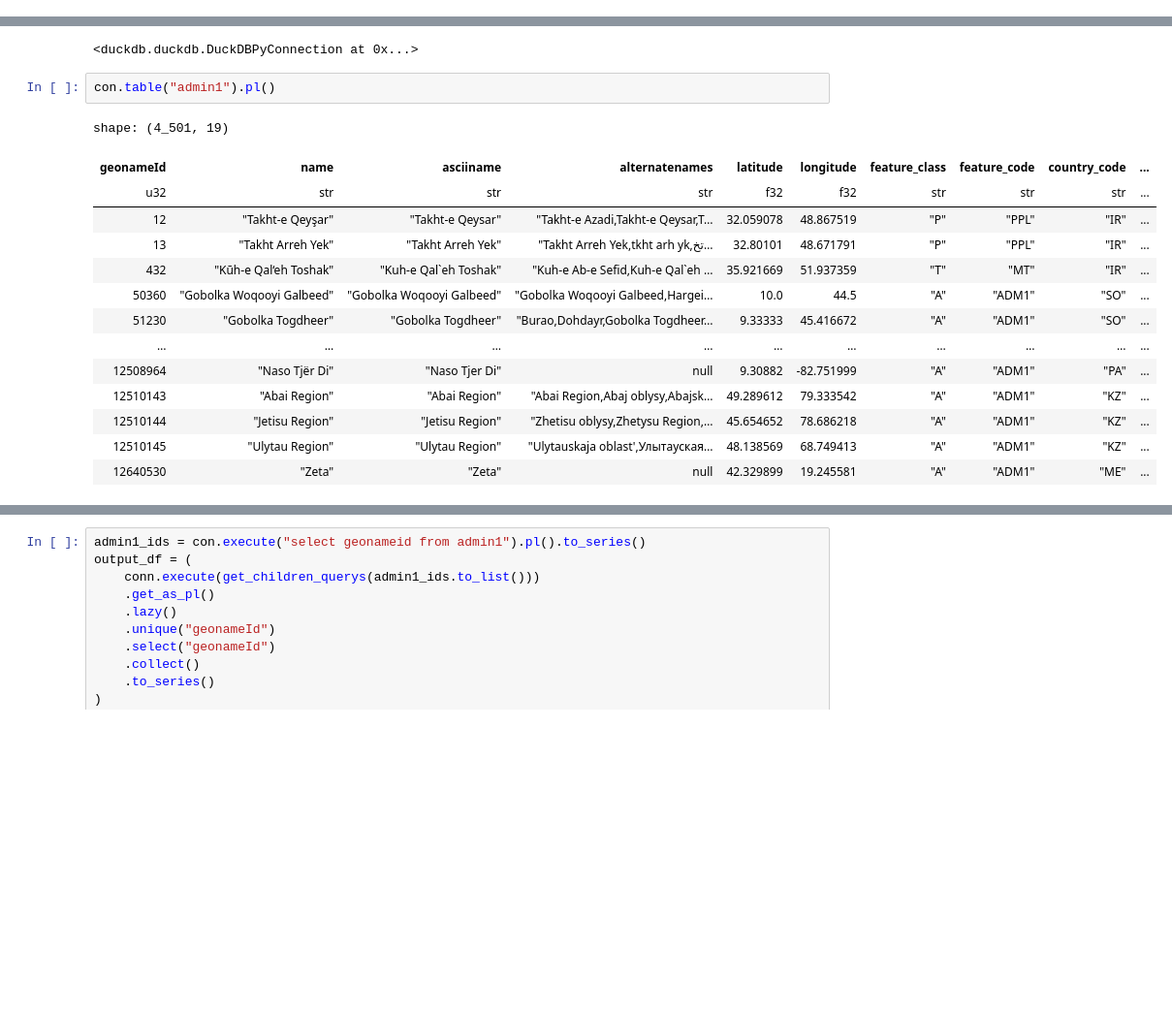
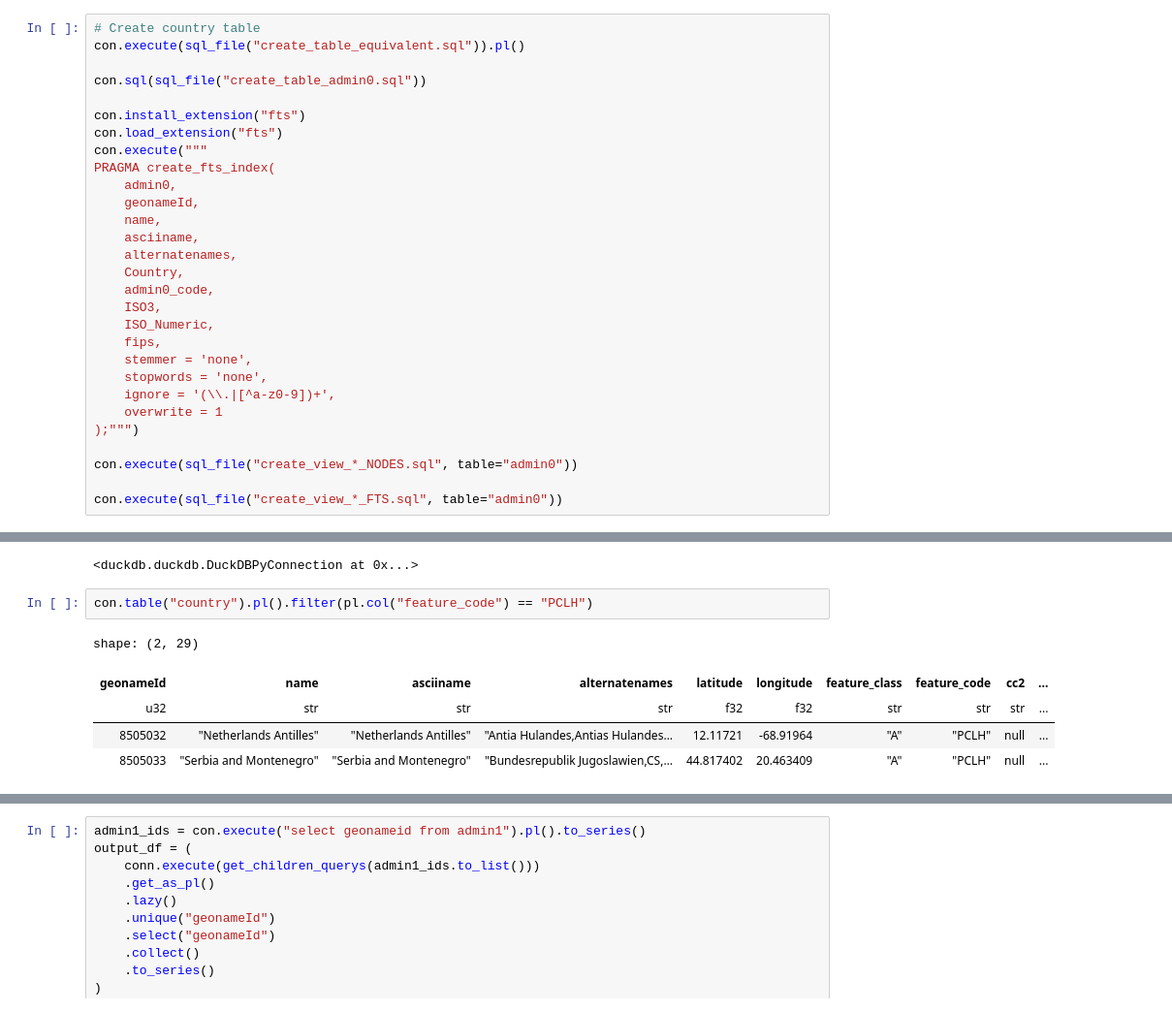
Before and after one commit to SamBroomy/heisenberg, a Jupyter notebook: test.ipynb, the cells around one changed output, grey strips where cells are left out. Shown at 97% size. Cells and saved outputs as stored; diff of their text form; blank space fills up the shorter version.

```diff
--- a/test.ipynb
+++ b/test.ipynb
@@ -1120,0 +427,29 @@ shape: (0, 1)
+# %%
+# Create country table
+con.execute(sql_file("create_table_equivalent.sql")).pl()
+
+con.sql(sql_file("create_table_admin0.sql"))
+
+con.install_extension("fts")
+con.load_extension("fts")
+con.execute("""
+PRAGMA create_fts_index(
+    admin0,
+    geonameId,
+    name,
+    asciiname,
+    alternatenames,
+    Country,
+    admin0_code,
+    ISO3,
+    ISO_Numeric,
+    fips,
+    stemmer = 'none',
+    stopwords = 'none',
+    ignore = '(\\.|[^a-z0-9])+',
+    overwrite = 1
+);""")
+
+con.execute(sql_file("create_view_*_NODES.sql", table="admin0"))
+
+con.execute(sql_file("create_view_*_FTS.sql", table="admin0"))
@@ -1159,19 +2066,10 @@ con.execute(
 # %% [output]
 <duckdb.duckdb.DuckDBPyConnection at 0x...>
 # %%
-con.table("admin1").pl()
+con.table("country").pl().filter(pl.col("feature_code") == "PCLH")
 # %% [output]
-shape: (4_501, 19)
+shape: (2, 29)
-| geonameId | name | asciiname | alternatenames | latitude | longitude | feature_class | feature_code | country_code | ... |
+| geonameId | name | asciiname | alternatenames | latitude | longitude | feature_class | feature_code | cc2 | ... |
 | u32 | str | str | str | f32 | f32 | str | str | str | ... |
-| 12 | "Takht-e Qeyşar" | "Takht-e Qeysar" | "Takht-e Azadi,Takht-e Qeysar,T… | 32.059078 | 48.867519 | "P" | "PPL" | "IR" | ... |
-| 13 | "Takht Arreh Yek" | "Takht Arreh Yek" | "Takht Arreh Yek,tkht arh yk,تخ… | 32.80101 | 48.671791 | "P" | "PPL" | "IR" | ... |
-| 432 | "Kūh-e Qal‘eh Toshak" | "Kuh-e Qal`eh Toshak" | "Kuh-e Ab-e Sefid,Kuh-e Qal`eh … | 35.921669 | 51.937359 | "T" | "MT" | "IR" | ... |
-| 50360 | "Gobolka Woqooyi Galbeed" | "Gobolka Woqooyi Galbeed" | "Gobolka Woqooyi Galbeed,Hargei… | 10.0 | 44.5 | "A" | "ADM1" | "SO" | ... |
-| 51230 | "Gobolka Togdheer" | "Gobolka Togdheer" | "Burao,Dohdayr,Gobolka Togdheer… | 9.33333 | 45.416672 | "A" | "ADM1" | "SO" | ... |
-| … | … | … | … | … | … | … | … | … | ... |
-| 12508964 | "Naso Tjër Di" | "Naso Tjer Di" | null | 9.30882 | -82.751999 | "A" | "ADM1" | "PA" | ... |
-| 12510143 | "Abai Region" | "Abai Region" | "Abai Region,Abaj oblysy,Abajsk… | 49.289612 | 79.333542 | "A" | "ADM1" | "KZ" | ... |
-| 12510144 | "Jetisu Region" | "Jetisu Region" | "Zhetisu oblysy,Zhetysu Region,… | 45.654652 | 78.686218 | "A" | "ADM1" | "KZ" | ... |
-| 12510145 | "Ulytau Region" | "Ulytau Region" | "Ulytauskaja oblast',Улытауская… | 48.138569 | 68.749413 | "A" | "ADM1" | "KZ" | ... |
-| 12640530 | "Zeta" | "Zeta" | null | 42.329899 | 19.245581 | "A" | "ADM1" | "ME" | ... |
+| 8505032 | "Netherlands Antilles" | "Netherlands Antilles" | "Antia Hulandes,Antias Hulandes… | 12.11721 | -68.91964 | "A" | "PCLH" | null | ... |
+| 8505033 | "Serbia and Montenegro" | "Serbia and Montenegro" | "Bundesrepublik Jugoslawien,CS,… | 44.817402 | 20.463409 | "A" | "PCLH" | null | ... |
```
Also changed, not shown: parts of 64 cells of this notebook, 3 other files.
